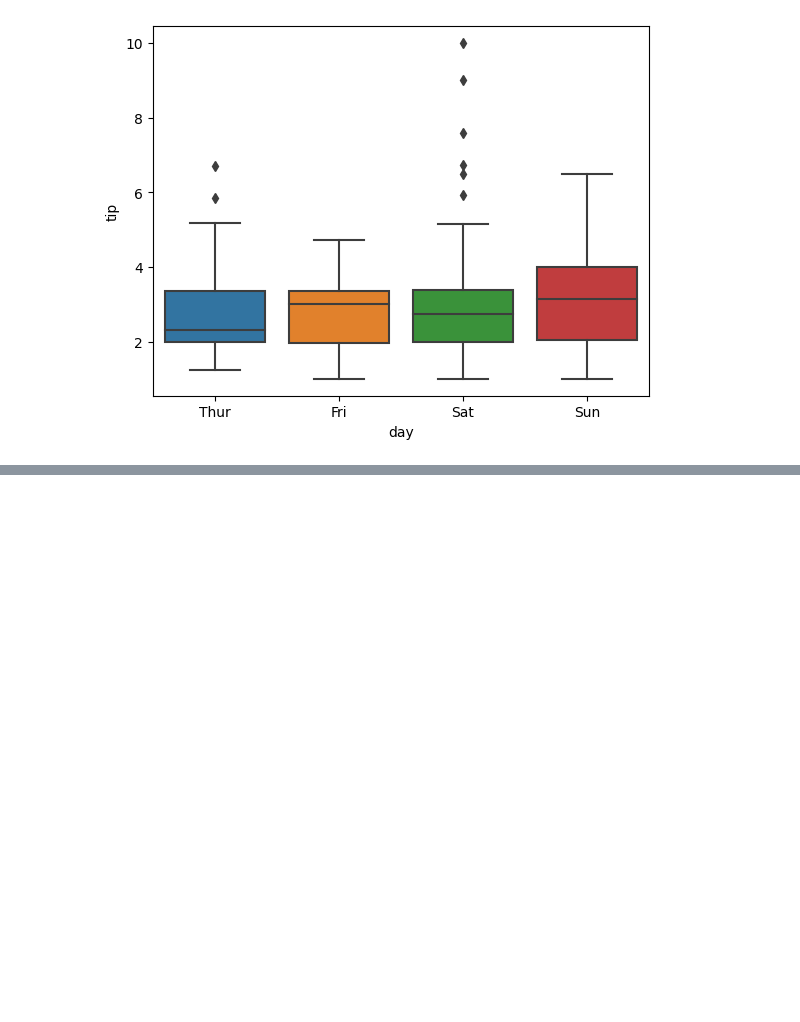
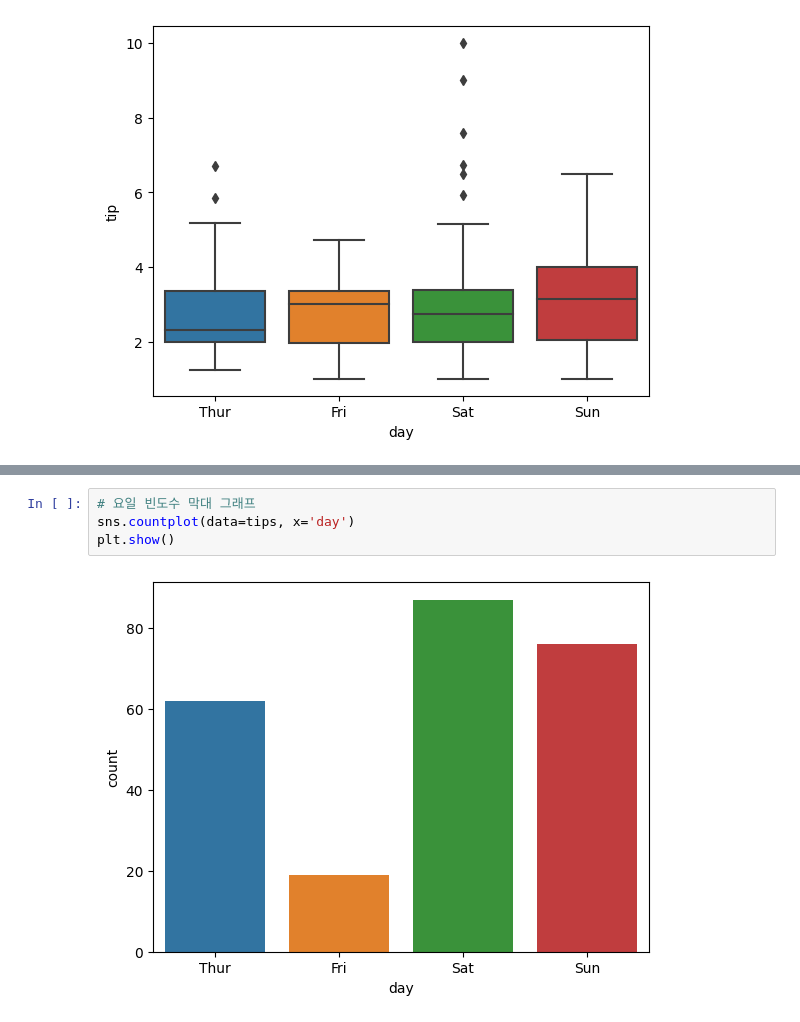
Before and after one commit to kiminhonawa/python, a Jupyter notebook: py17_seaborn.ipynb, the cells around one changed output, grey strips where cells are left out. Drawn from its saved outputs; the diff is of its cells as text; blank space fills up the shorter version.

```diff
--- a/py17_seaborn.ipynb
+++ b/py17_seaborn.ipynb
@@ -58,0 +88,6 @@ plt.show()
+# %%
+# 요일 빈도수 막대 그래프
+sns.countplot(data=tips, x='day')
+plt.show()
+# %% [output]
+[figure, added]
```
Also changed, not shown: parts of 19 cells of this notebook.
